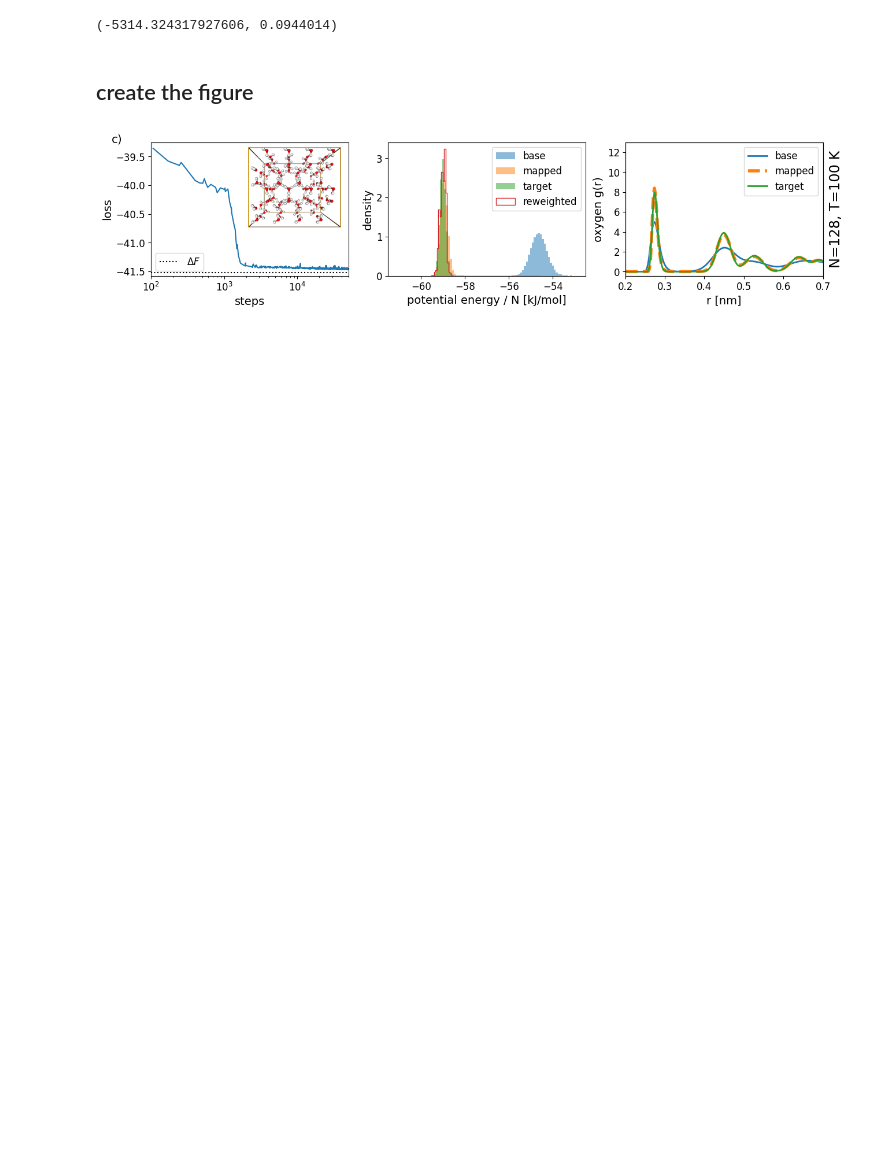
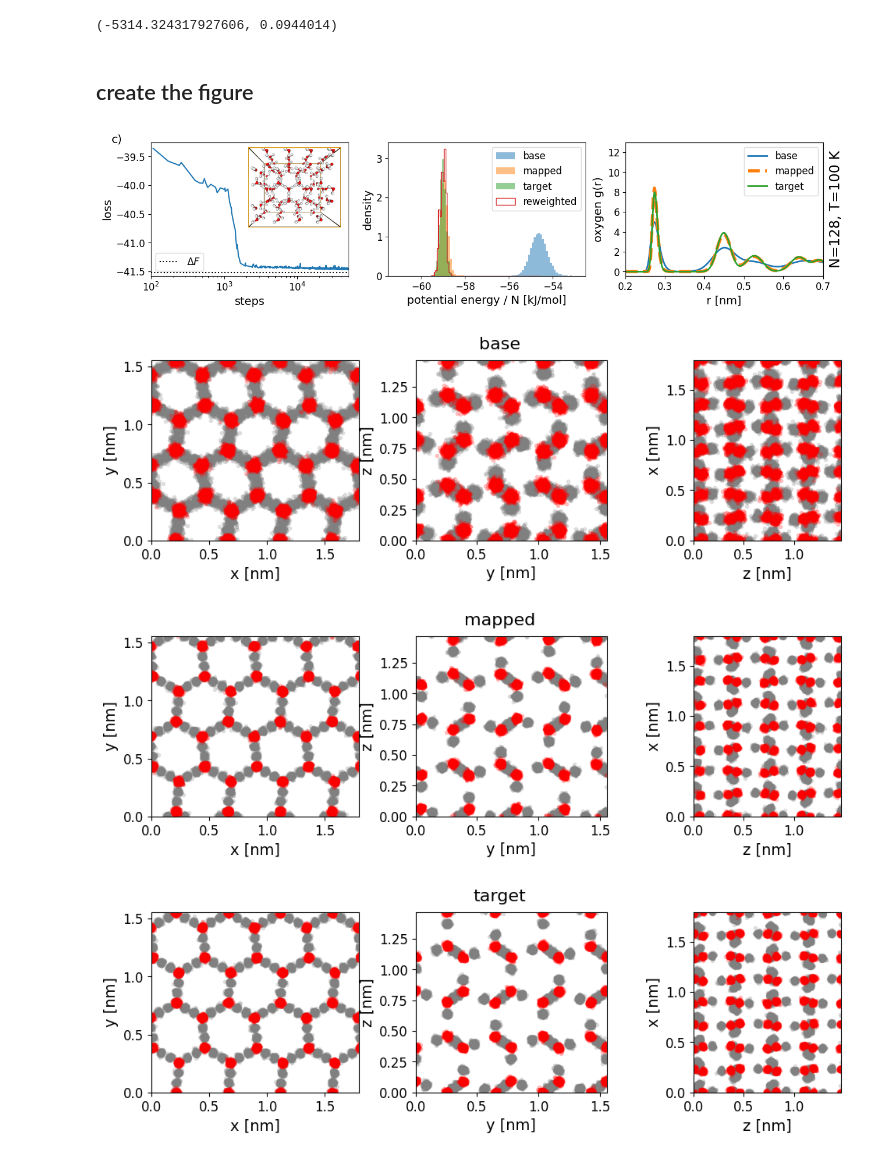
Before and after one commit to noegroup/rigid-flows, a Jupyter notebook: testing_postp-figure.ipynb, the cells around one changed output. Cells and saved outputs as stored; diff of their text form; code cells hidden in the pictures; blank space fills up the shorter version.

Commit message:
figure nb

```diff
--- a/testing_postp-figure.ipynb
+++ b/testing_postp-figure.ipynb
@@ -56,7 +56,7 @@ def count_params(model):
 def ess(logw):
     return jnp.exp(2*jax.scipy.special.logsumexp(logw)-jax.scipy.special.logsumexp(2*logw))
 # %%
-logdir_path = 'jonas_logdir/'
+logdir_path = '/group/ag_cmb/scratch/jonkhler/so3-flow/water/'
 # logdir_path += 'tuna_N16_T100_noaux_2023-01-24_16:02:39'
 # logdir_path += 'antelope_N16_T50_noaux_2023-01-25_08:08:54'
 logdir_path += 'dragonfly_N128_T100_noaux_2023-01-24_22:33:59'
@@ -302,3 +302,68 @@ np.savez(
     mapped_pos=mapped_pos,
     target_pos=target_pos
 )
+# %%
+def plot_proj(pos, title='', marker='.', alpha=0.2, av_box=model.box):
+    mypos = pos % np.diagonal(av_box)
+    plt.figure(figsize=(12, 3))
+    plt.suptitle(title)
+    for i in range(3):
+        ii = (i + 1) % 3
+        iii = (i + 2) % 3
+        plt.subplot(1, 3, 1 + i)
+
+        # draw particles
+        plt.scatter(
+            mypos[..., 1 :: model.n_sites, i],
+            mypos[..., 1 :: model.n_sites, ii],
+            marker=marker,
+            alpha=alpha,
+            c="gray",
+            rasterized=True
+        )
+        plt.scatter(
+            mypos[..., 2 :: model.n_sites, i],
+            mypos[..., 2 :: model.n_sites, ii],
+            marker=marker,
+            alpha=alpha,
+            c="gray",
+            rasterized=True
+        )
+        plt.scatter(
+            mypos[..., :: model.n_sites, i],
+            mypos[..., :: model.n_sites, ii],
+            marker=marker,
+            alpha=alpha,
+            c="r",
+            rasterized=True
+        )
+
+        def get_label(j):
+            match j:
+                case 0:
+                    return 'x'
+                case 1:
+                    return 'y'
+                case 2:
+                    return 'z'
+
+        plt.xlabel(f"{get_label(i)} [nm]")
+        plt.ylabel(f"{get_label(ii)} [nm]")
+        plt.xlim(0, av_box[i,i])
+        plt.ylim(0, av_box[ii,ii])
+        plt.gca().set_aspect(1)
+    # plt.show()
+
+plot_proj(base_pos[::1000], 'base')
+plt.savefig('ice_config-base.pdf', bbox_inches='tight')
+plt.show()
+plot_proj(mapped_pos[::1000], 'mapped')
+plt.savefig('ice_config-mapped.pdf', bbox_inches='tight')
+plt.show()
+plot_proj(target_pos[::1000], 'target')
+plt.savefig('ice_config-target.pdf', bbox_inches='tight')
+plt.show()
+# %% [output]
+[figure, added]
+[figure, added]
+[figure, added]
```
Also changed, not shown: parts of 2 cells of this notebook.
